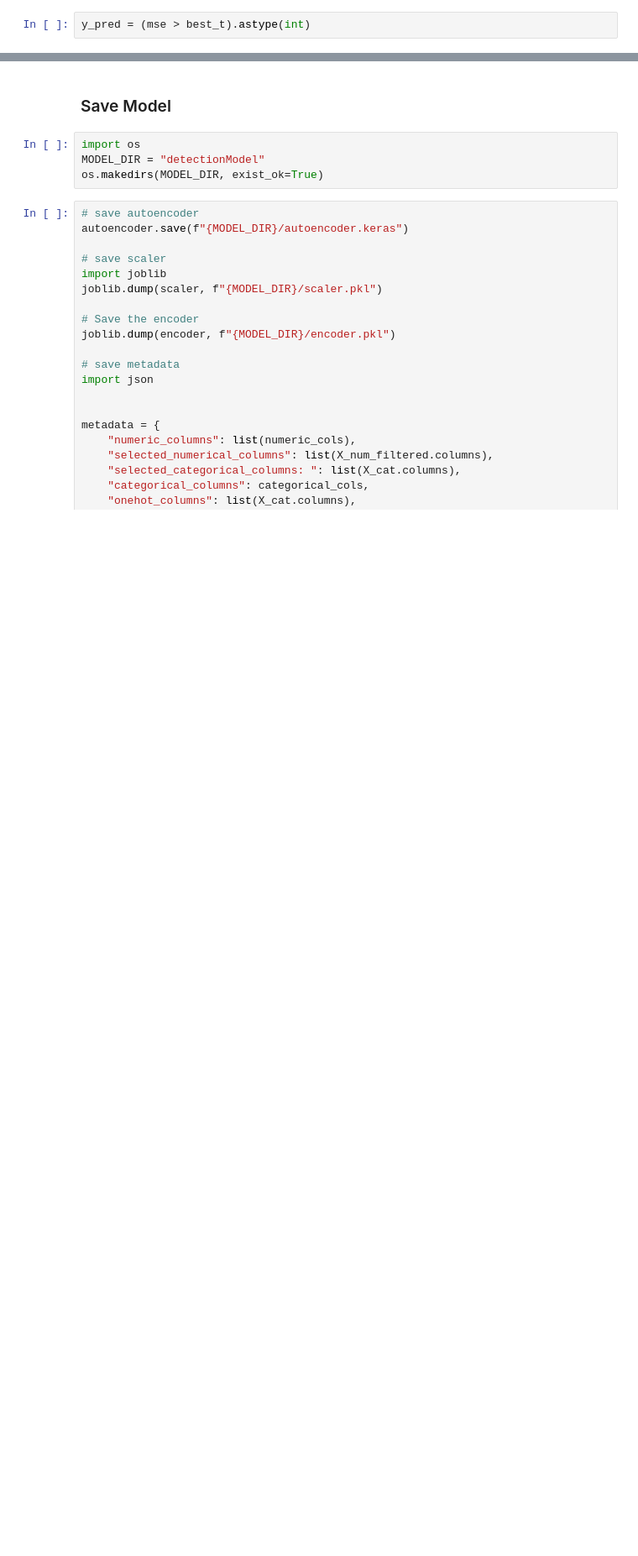
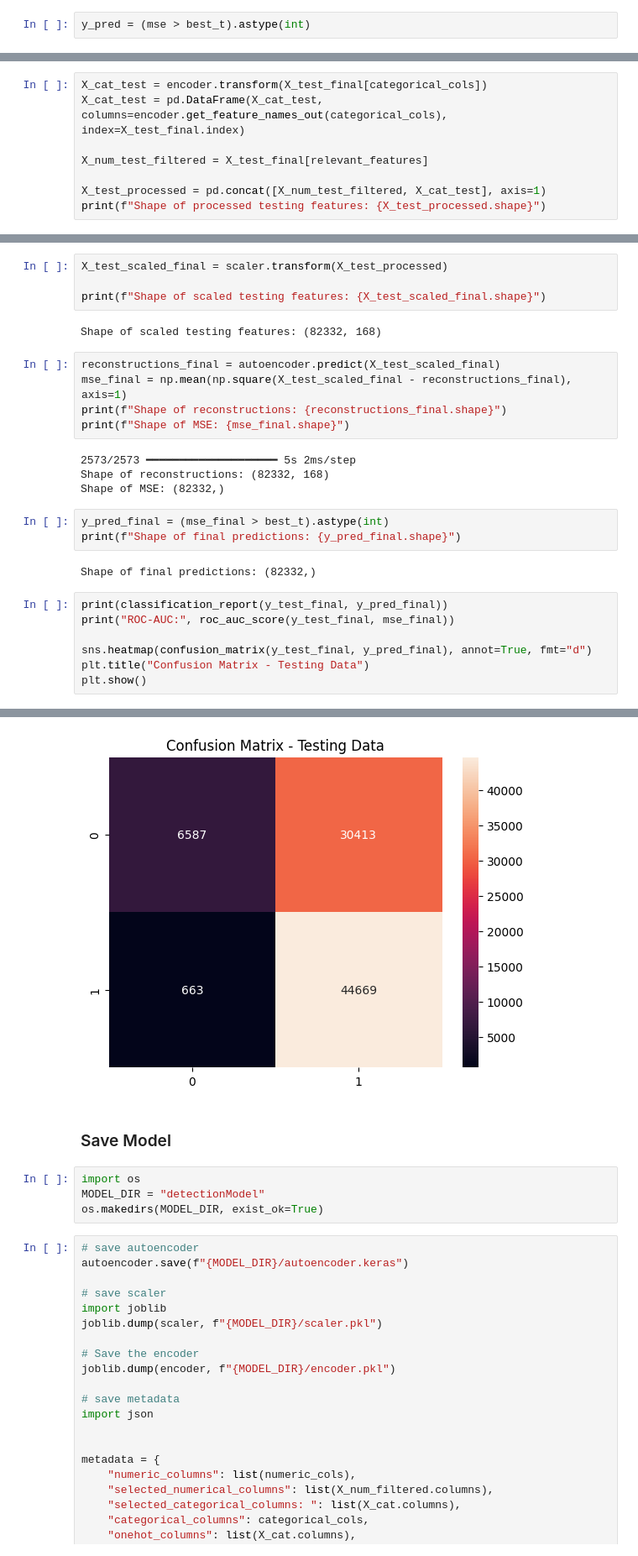
Before and after one commit to rodgerrashan/FlowGuard, a Jupyter notebook: detectionModel/notebooks/AE_training_FYP.ipynb, the cells around one changed output, grey strips where cells are left out. Shown: that part at 84% size. Cells and saved outputs as stored; diff of their text form; blank space fills up the shorter version.

```diff
--- a/detectionModel/notebooks/AE_training_FYP.ipynb
+++ b/detectionModel/notebooks/AE_training_FYP.ipynb
@@ -472,0 +533,8 @@ ROC-AUC: 0.8335676859946348
+# %%
+X_cat_test = encoder.transform(X_test_final[categorical_cols])
+X_cat_test = pd.DataFrame(X_cat_test, columns=encoder.get_feature_names_out(categorical_cols), index=X_test_final.index)
+
+X_num_test_filtered = X_test_final[relevant_features]
+
+X_test_processed = pd.concat([X_num_test_filtered, X_cat_test], axis=1)
+print(f"Shape of processed testing features: {X_test_processed.shape}")
@@ -472,0 +543,28 @@ ROC-AUC: 0.8335676859946348
+# %%
+X_test_scaled_final = scaler.transform(X_test_processed)
+
+print(f"Shape of scaled testing features: {X_test_scaled_final.shape}")
+# %% [output]
+Shape of scaled testing features: (82332, 168)
+# %%
+reconstructions_final = autoencoder.predict(X_test_scaled_final)
+mse_final = np.mean(np.square(X_test_scaled_final - reconstructions_final), axis=1)
+print(f"Shape of reconstructions: {reconstructions_final.shape}")
+print(f"Shape of MSE: {mse_final.shape}")
+# %% [output]
+2573/2573 ━━━━━━━━━━━━━━━━━━━━ 5s 2ms/step
+Shape of reconstructions: (82332, 168)
+Shape of MSE: (82332,)
+# %%
+y_pred_final = (mse_final > best_t).astype(int)
+print(f"Shape of final predictions: {y_pred_final.shape}")
+# %% [output]
+Shape of final predictions: (82332,)
+# %%
+print(classification_report(y_test_final, y_pred_final))
+print("ROC-AUC:", roc_auc_score(y_test_final, mse_final))
+
+sns.heatmap(confusion_matrix(y_test_final, y_pred_final), annot=True, fmt="d")
+plt.title("Confusion Matrix - Testing Data")
+plt.show()
+# %% [output]
@@ -473,3 +581,4 @@ ROC-AUC: 0.8335676859946348
+[figure, added]
 # %% [markdown]
 ### Save Model
 # %%
```
Also changed, not shown: parts of 16 cells of this notebook.
